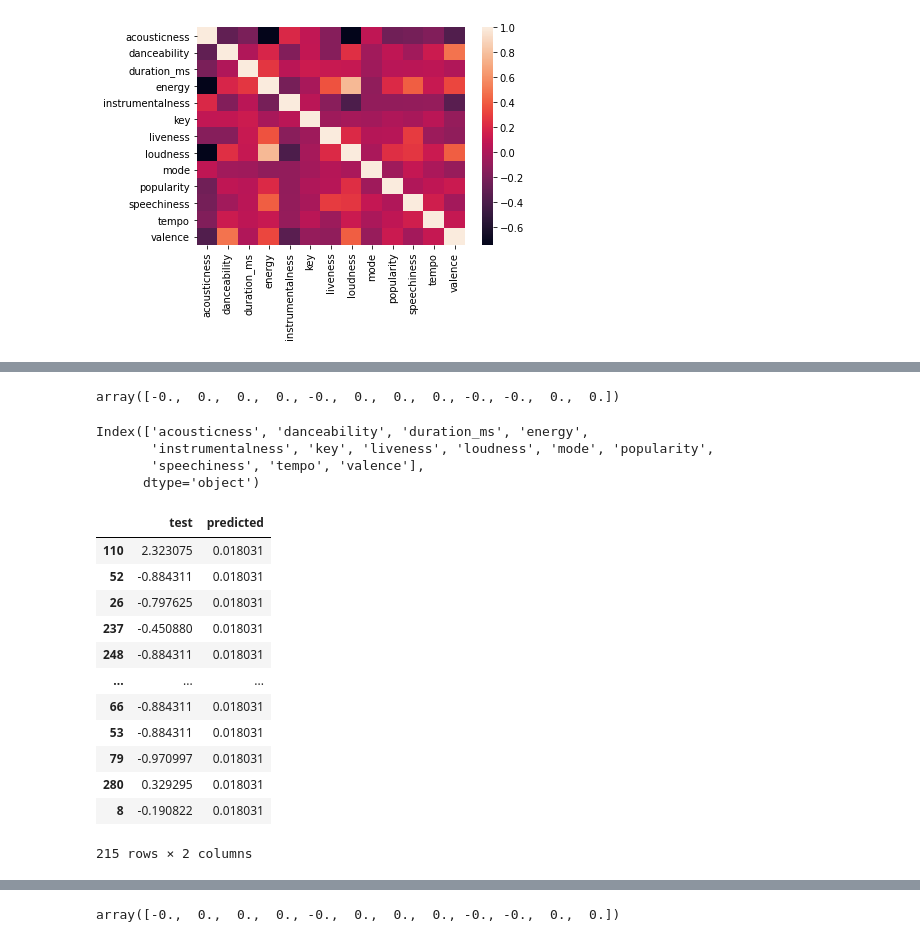
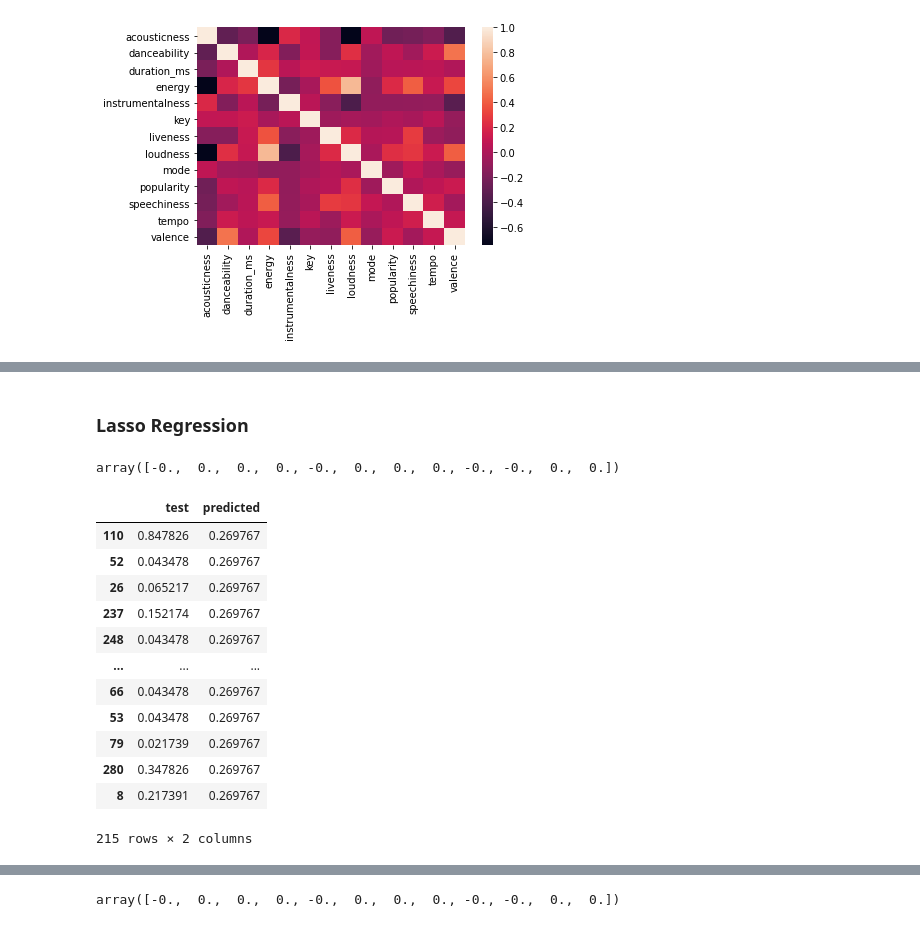
Before and after one commit to ninahew/music_machine, a Jupyter notebook: code/Marvelous Music Machine.ipynb, the cells around one changed output, grey strips where cells are left out. Drawn from its saved outputs; the diff is of its cells as text; code cells hidden in the pictures.

```diff
--- a/code/Marvelous Music Machine.ipynb
+++ b/code/Marvelous Music Machine.ipynb
@@ -107,4 +101,4 @@ for track_id in track_ids:
 #     audio_features['artist'] = ', '.join(sorted([artist['name'] for artist in track['artists']]))
 #     audio_features['release_date'] = album['release_date']
     audio_features['popularity'] = full_track['popularity']
-    best_song_df = df.append(audio_features, ignore_index=True)
+    best_songs_df = df.append(audio_features, ignore_index=True)
@@ -141,6 +132,6 @@ Index(['Unnamed: 0', 'acousticness', 'album_name', 'album_type',
       dtype='object')
 # %%
-df.drop(columns= ['analysis_url', 'release_date', 'track_href', 'type', 'uri'], inplace = True)
-df.drop(columns='id', inplace = True)
-df.drop(columns = ['album_name','album_type', 'artist', 'time_signature', 'track_name'], inplace = True)
-df.drop(columns = 'Unnamed: 0', inplace = True)
+best_songs_df.drop(columns= ['analysis_url', 'track_href', 'type', 'uri'], inplace = True)
+best_songs_df.drop(columns='id', inplace = True)
+best_songs_df.drop(columns = ['time_signature'], inplace = True)
+# best_songs_df.drop(columns = 'Unnamed: 0', inplace = True)
@@ -156,8 +147,8 @@ df.head()
 # %%
 from sklearn.preprocessing import MinMaxScaler
 from sklearn.preprocessing import StandardScaler
-# scaler = MinMaxScaler()
-scaler = StandardScaler()
+scaler = MinMaxScaler()
+# scaler = StandardScaler()
 df_normalized = pd.DataFrame(scaler.fit_transform(df), columns = df.columns)
 df_normalized.head()
 # %% [output]
@@ -220,3 +190,5 @@ Name: popularity, Length: 308, dtype: float64
+# %% [markdown]
+### Lasso Regression
 # %%
 from sklearn.linear_model import Lasso
 from sklearn.model_selection import train_test_split
@@ -226,29 +198,22 @@ lasso_model = Lasso(alpha= 1.0)
 lasso_model.fit(X_train,y_train).coef_
 # %% [output]
 array([-0.,  0.,  0.,  0., -0.,  0.,  0.,  0., -0., -0.,  0.,  0.])
-# %%
-df_normalized.columns
-# %% [output]
-Index(['acousticness', 'danceability', 'duration_ms', 'energy',
-       'instrumentalness', 'key', 'liveness', 'loudness', 'mode', 'popularity',
-       'speechiness', 'tempo', 'valence'],
-      dtype='object')
 # %%
 y_pred = lasso_model.predict(X_train)
-first_test = pd.DataFrame({'test':y_train, 'predicted':y_pred})
-first_test
+lasso_test = pd.DataFrame({'test':y_train, 'predicted':y_pred})
+lasso_test
 # %% [output]
 |  | test | predicted |
-| 110 | 2.323075 | 0.018031 |
-| 52 | -0.884311 | 0.018031 |
-| 26 | -0.797625 | 0.018031 |
-| 237 | -0.450880 | 0.018031 |
-| 248 | -0.884311 | 0.018031 |
+| 110 | 0.847826 | 0.269767 |
+| 52 | 0.043478 | 0.269767 |
+| 26 | 0.065217 | 0.269767 |
+| 237 | 0.152174 | 0.269767 |
+| 248 | 0.043478 | 0.269767 |
 | ... | ... | ... |
-| 66 | -0.884311 | 0.018031 |
-| 53 | -0.884311 | 0.018031 |
-| 79 | -0.970997 | 0.018031 |
-| 280 | 0.329295 | 0.018031 |
-| 8 | -0.190822 | 0.018031 |
+| 66 | 0.043478 | 0.269767 |
+| 53 | 0.043478 | 0.269767 |
+| 79 | 0.021739 | 0.269767 |
+| 280 | 0.347826 | 0.269767 |
+| 8 | 0.217391 | 0.269767 |
 215 rows × 2 columns
 # %%
```
Also changed, not shown: parts of 46 cells of this notebook.
